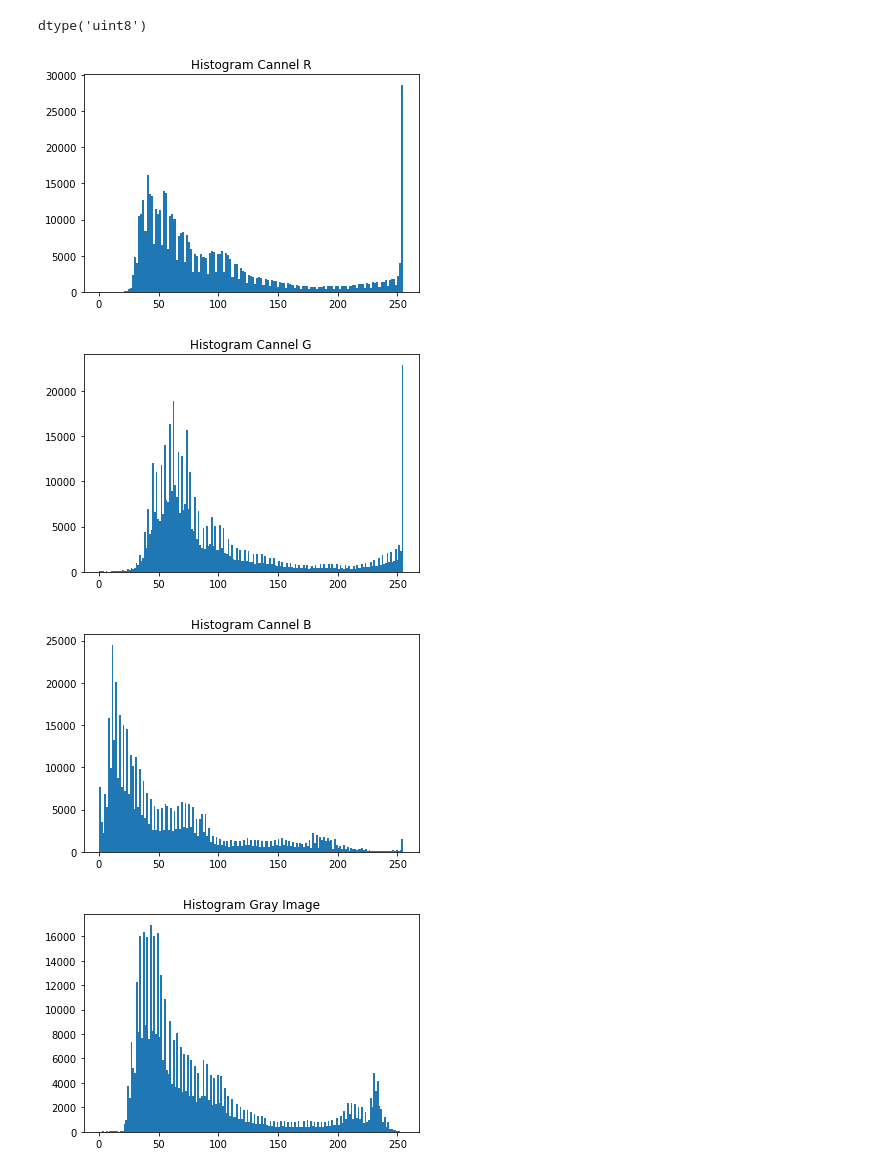
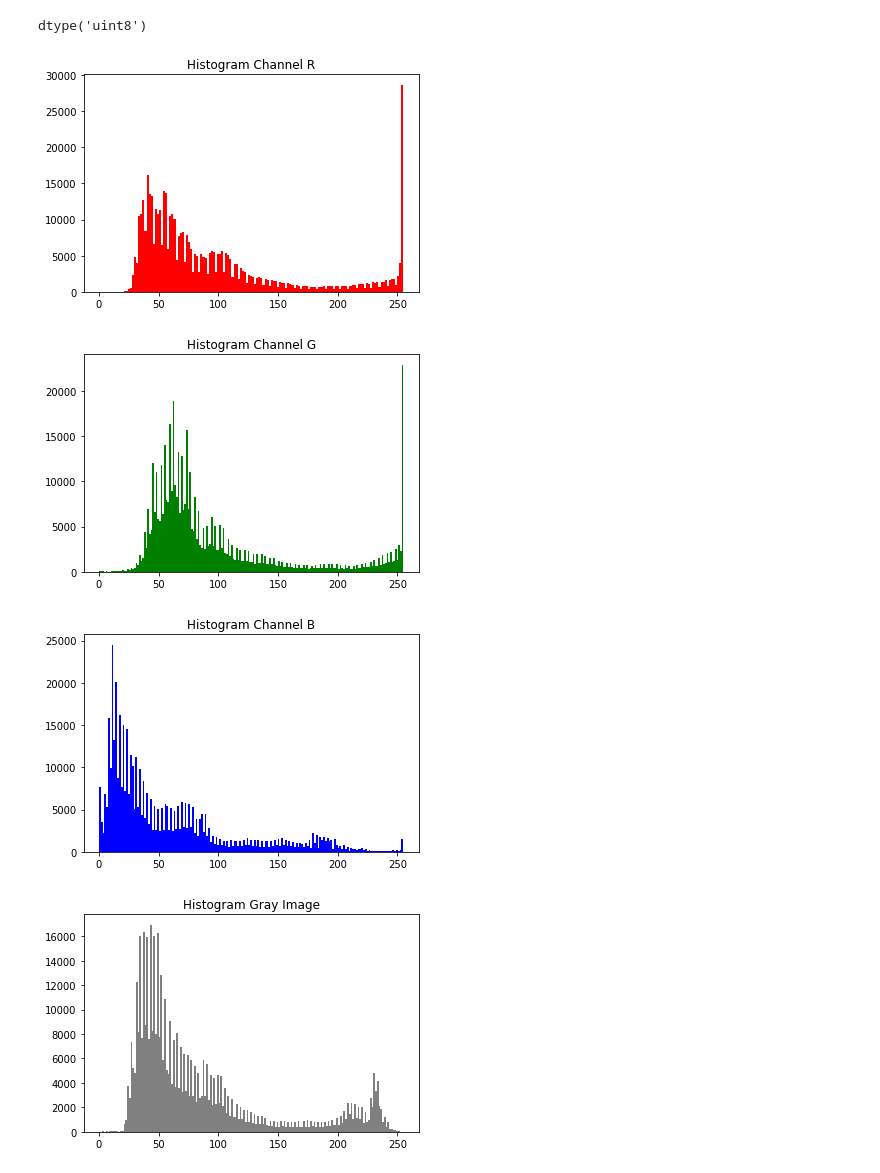
Before and after one commit to fadhilimamk/citra, a Jupyter notebook: Histogram Visualization of Image.ipynb, the cells around one changed output. Saved outputs shown, nothing was run; the diff lists cells and outputs as text; code cells hidden in the pictures.

```diff
--- a/Histogram Visualization of Image.ipynb
+++ b/Histogram Visualization of Image.ipynb
@@ -3,6 +3,7 @@ from PIL import Image
 import numpy as np
 import matplotlib.pyplot as plt
 # %%
-filename = 'bebek.jpg'
+filename = 'input/bebek.jpg'
 
 image = Image.open(filename)
+image
@@ -31,26 +34,26 @@ pixel_g = np.ndarray.flatten(pixel_g)
 pixel_b = np.ndarray.flatten(pixel_b)
 pixel_gray = np.ndarray.flatten(pixel_gray)
 # %%
-plt.hist(pixel_r, range= (0, 255), bins='auto')  # arguments are passed to np.histogram
-plt.title("Histogram Cannel R")
+plt.hist(pixel_r, range= (0, 255), bins='auto', color='red')  # arguments are passed to np.histogram
+plt.title("Histogram Channel R")
 plt.show()
 # %% [output]
-[figure, old version]
+[figure, new version]
 # %%
-plt.hist(pixel_g, range= (0, 255), bins='auto')  # arguments are passed to np.histogram
-plt.title("Histogram Cannel G")
+plt.hist(pixel_g, range= (0, 255), bins='auto', color='green')  # arguments are passed to np.histogram
+plt.title("Histogram Channel G")
 plt.show()
 # %% [output]
-[figure, old version]
+[figure, new version]
 # %%
-plt.hist(pixel_b, range= (0, 255), bins='auto')  # arguments are passed to np.histogram
-plt.title("Histogram Cannel B")
+plt.hist(pixel_b, range= (0, 255), bins='auto', color='blue')  # arguments are passed to np.histogram
+plt.title("Histogram Channel B")
 plt.show()
 # %% [output]
-[figure, old version]
+[figure, new version]
 # %%
-plt.hist(pixel_gray, range= (0, 255), bins='auto')  # arguments are passed to np.histogram
+plt.hist(pixel_gray, range= (0, 255), bins='auto', color='gray')  # arguments are passed to np.histogram
 plt.title("Histogram Gray Image")
 plt.show()
 # %% [output]
-[figure, old version]
+[figure, new version]
```
Also changed, not shown: parts of 1 cell of this notebook, 5 other files.
